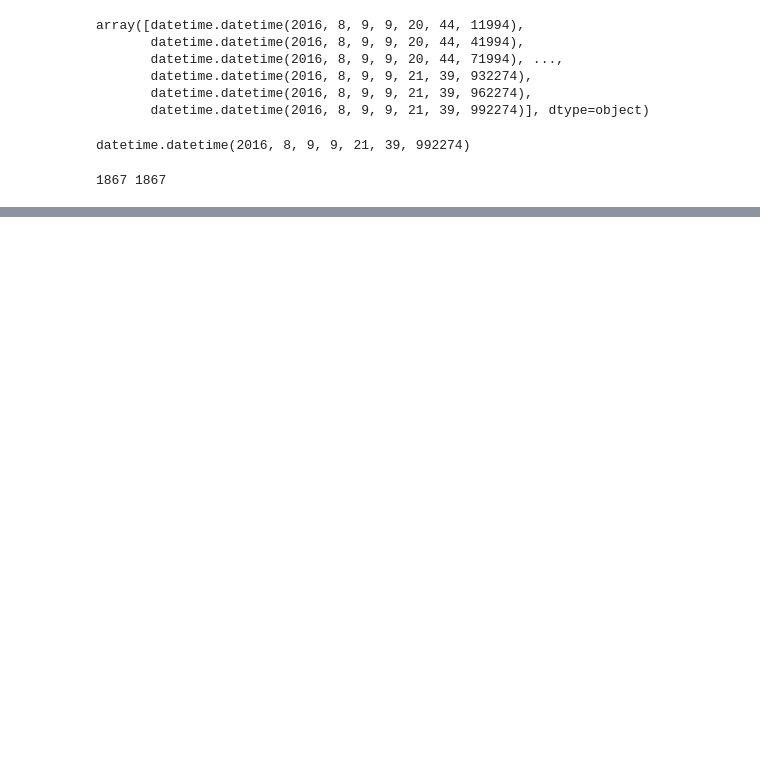
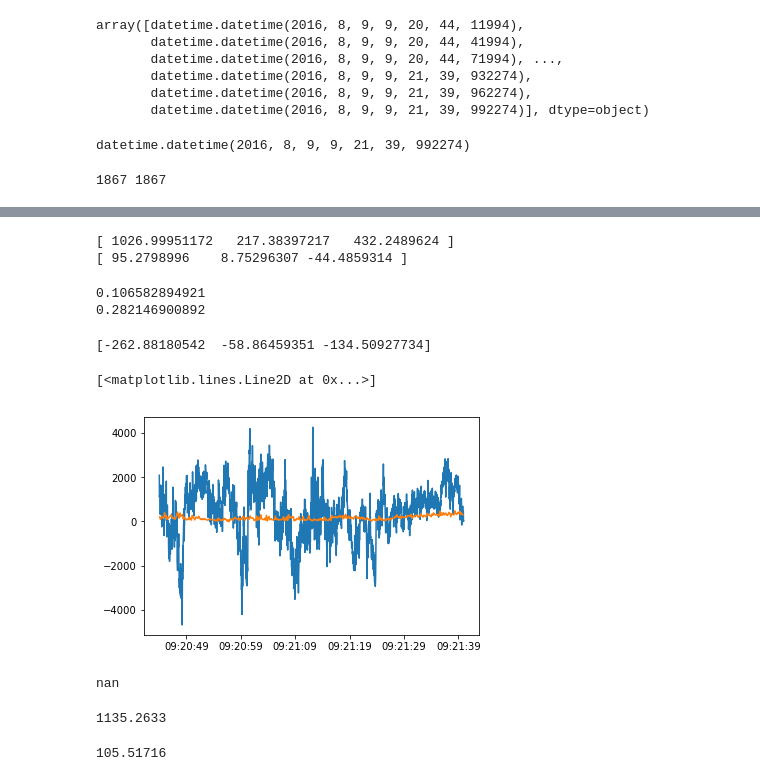
Before and after one commit to gravmath/PAD, a Jupyter notebook: Test Grapher to Generate Burst PAD Plots.ipynb, the cells around one changed output, grey strips where cells are left out. Saved outputs shown, nothing was run; the diff lists cells and outputs as text; code cells hidden in the pictures; blank space fills up the shorter version.

```diff
--- a/Test Grapher to Generate Burst PAD Plots.ipynb
+++ b/Test Grapher to Generate Burst PAD Plots.ipynb
@@ -6,13 +6,17 @@ sys.path.append('c:/users/cschiff/Documents/GitHub/PAD/')
 import PAD
 import Grapher
 # %%
-debug_filename = 'C:\Yuggoth\BBF\mms1_fpi_brst_l2_des-debug_20160809092044_v3.1.1.cdf'.replace('\\','/')
-dist_filename  = 'C:\Yuggoth\BBF\mms1_fpi_brst_l2_des-dist_20160809092044_v3.1.1.cdf'.replace('\\','/')
-photo_filename = 'C:\Yuggoth\Photoelectron Model\mms_fpi_brst_l2_des-bgdist_v1.1.0_p0-2.cdf'.replace('\\','/')
+debug_filename   = 'C:\Yuggoth\BBF\mms1_fpi_brst_l2_des-debug_20160809092044_v3.1.1.cdf'.replace('\\','/')
+debug_i_filename = 'C:\Yuggoth\BBF\mms1_fpi_brst_l2_dis-debug_20160809092044_v3.1.1.cdf'.replace('\\','/')
+dist_filename    = 'C:\Yuggoth\BBF\mms1_fpi_brst_l2_des-dist_20160809092044_v3.1.1.cdf'.replace('\\','/')
+dist_i_filename  = 'C:\Yuggoth\BBF\mms1_fpi_brst_l2_dis-dist_20160809092044_v3.1.1.cdf'.replace('\\','/')
+photo_filename   = 'C:\Yuggoth\Photoelectron Model\mms_fpi_brst_l2_des-bgdist_v1.1.0_p0-2.cdf'.replace('\\','/')
 # %%
-cdf_dict       = {'debug' : pycdf.CDF(debug_filename),
-                  'dist'  : pycdf.CDF(dist_filename),
-                  'photo' : pycdf.CDF(photo_filename)}
+cdf_dict       = {'debug'   : pycdf.CDF(debug_filename),
+                  'dist'    : pycdf.CDF(dist_filename),
+                  'photo'   : pycdf.CDF(photo_filename),
+                  'debug_i' : pycdf.CDF(debug_i_filename),
+                  'dist_i'  : pycdf.CDF(dist_i_filename)}
 obs            = 'mms1'
 mode           = 'brst'
 species        = 'des'
@@ -485,0 +499,33 @@ for j in range(32):
+# %%
+v_e = cdf_dict['debug']['mms1_des_bulkv_dbcs_brst'][N]
+v_i = cdf_dict['debug_i']['mms1_dis_bulkv_dbcs_brst'][N/5]
+print v_e
+print v_i
+# %% [output]
+[ 1026.99951172   217.38397217   432.2489624 ]
+[ 95.2798996    8.75296307 -44.4859314 ]
+# %%
+n_e = cdf_dict['debug']['mms1_des_numberdensity_brst'][N]
+n_i = cdf_dict['debug_i']['mms1_dis_numberdensity_brst'][N/5]
+print n_e
+print n_i
+# %% [output]
+0.106582894921
+0.282146900892
+# %%
+j = n_i*v_i - n_i*v_e
+print j
+# %% [output]
+[-262.88180542  -58.86459351 -134.50927734]
+# %%
+v_es = np.asarray(cdf_dict['debug']['mms1_des_bulkv_dbcs_brst'][:,0])
+v_is = np.asarray(cdf_dict['debug_i']['mms1_dis_bulkv_dbcs_brst'][:,0])
+# %%
+t_e = np.asarray(cdf_dict['debug']['Epoch'])
+t_i = np.asarray(cdf_dict['debug_i']['Epoch'])
+# %%
+plt.plot(t_e,v_es)
+plt.plot(t_i,v_is)
+# %% [output]
+[<matplotlib.lines.Line2D at 0x...>]
+[figure, added]
@@ -485,0 +540,12 @@ for j in range(32):
+# %%
+SR_gamma(v)
+# %% [output]
+nan
+# %%
+np.sqrt(v_e.dot(v_e))
+# %% [output]
+1135.2633
+# %%
+np.sqrt(v_i.dot(v_i))
+# %% [output]
+105.51716
```
Also changed, not shown: parts of 41 cells of this notebook, 2 other files.
